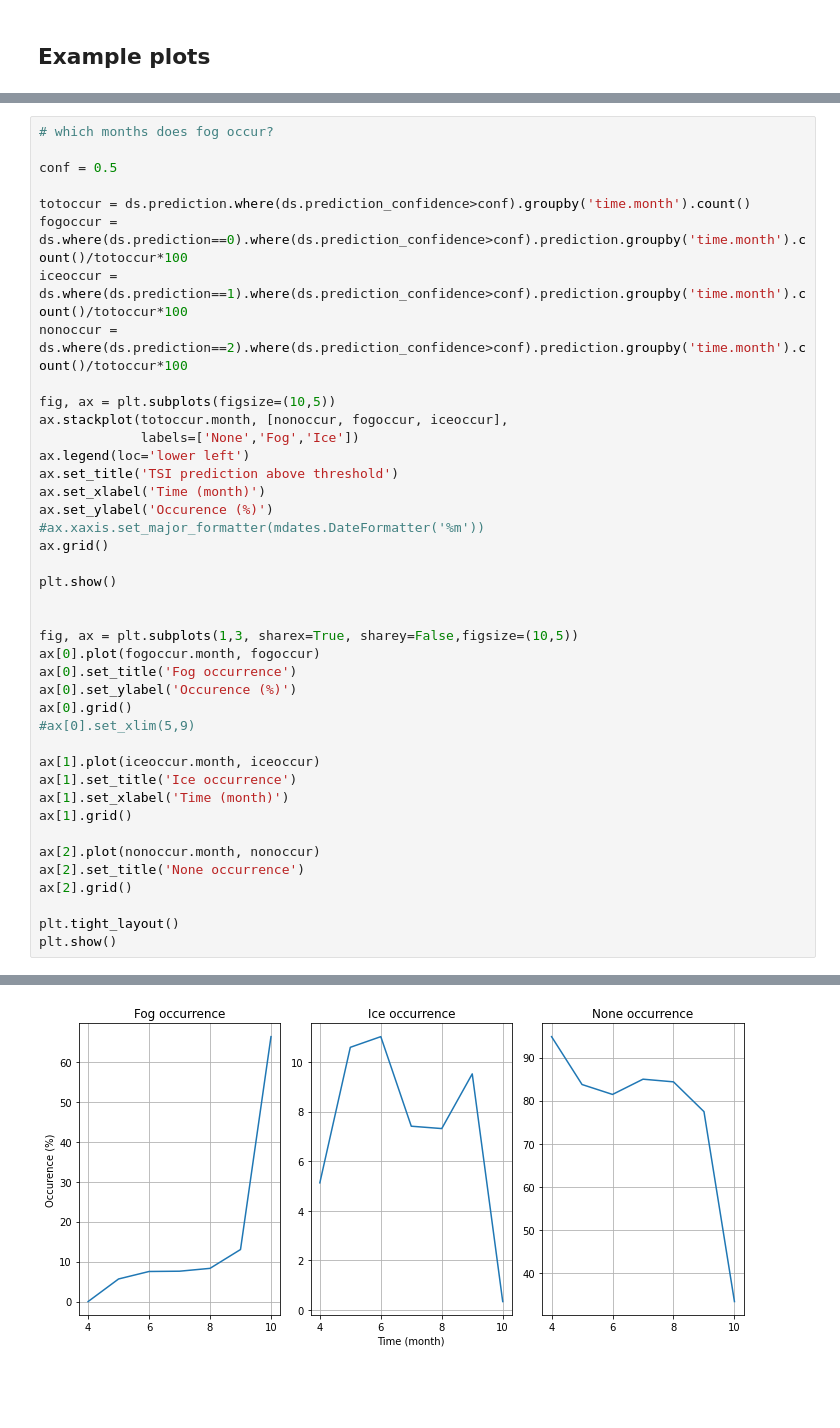
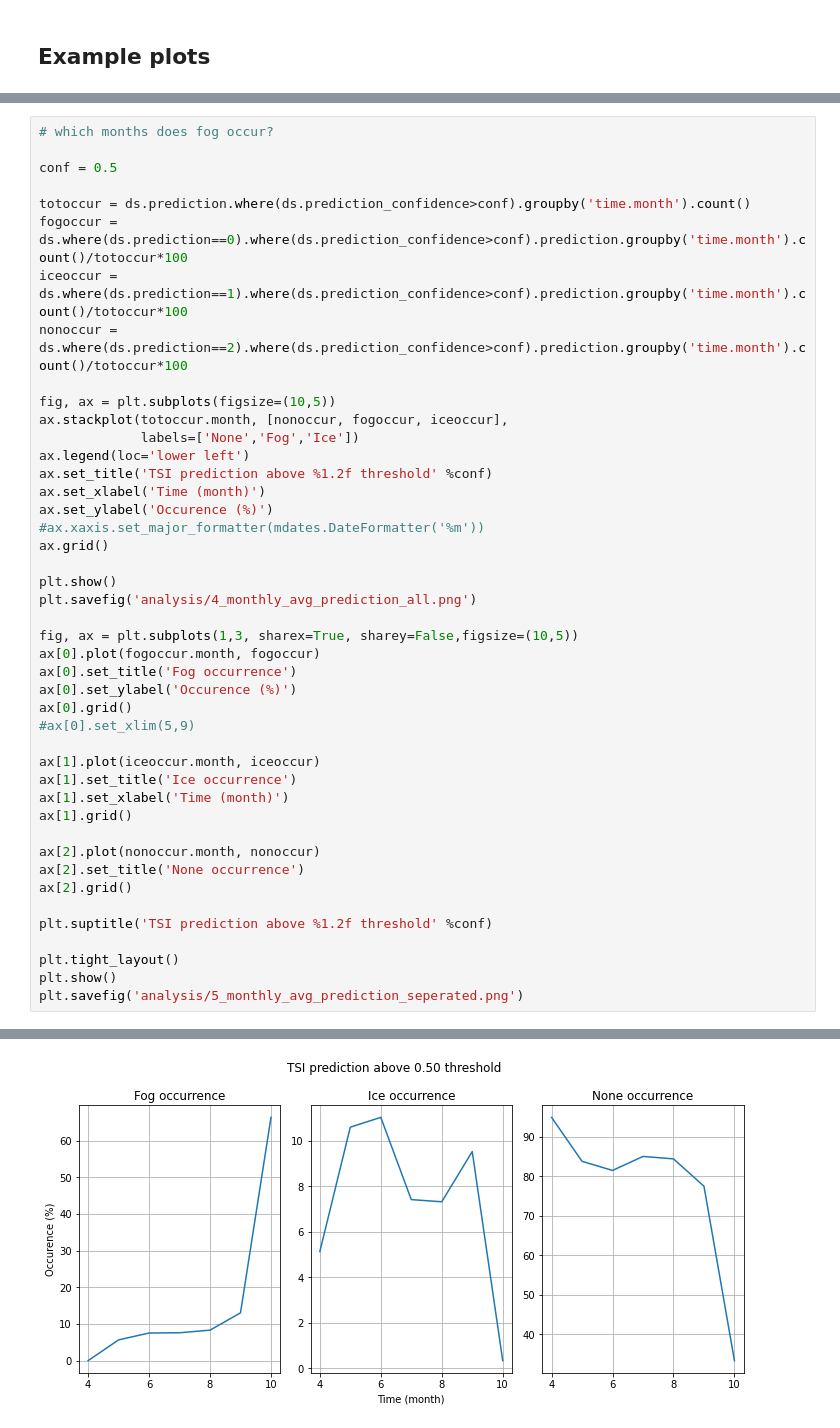
Before and after one commit to torbsorensen/TSI_classifier, a Jupyter notebook: CSV_to_xarray_and_plot.ipynb, the cells around one changed output, grey strips where cells are left out. Cells and saved outputs as stored; diff of their text form; blank space fills up the shorter version.

Commit message:
added analysis

```diff
--- a/CSV_to_xarray_and_plot.ipynb
+++ b/CSV_to_xarray_and_plot.ipynb
@@ -170,14 +176,14 @@ fig, ax = plt.subplots(figsize=(10,5))
 ax.stackplot(totoccur.month, [nonoccur, fogoccur, iceoccur],
              labels=['None','Fog','Ice'])
 ax.legend(loc='lower left')
-ax.set_title('TSI prediction above threshold')
+ax.set_title('TSI prediction above %1.2f threshold' %conf)
 ax.set_xlabel('Time (month)')
 ax.set_ylabel('Occurence (%)')
 #ax.xaxis.set_major_formatter(mdates.DateFormatter('%m'))
 ax.grid()
 
 plt.show()
-
+plt.savefig('analysis/4_monthly_avg_prediction_all.png')
 
 fig, ax = plt.subplots(1,3, sharex=True, sharey=False,figsize=(10,5))
 ax[0].plot(fogoccur.month, fogoccur)
@@ -195,6 +201,9 @@ ax[2].plot(nonoccur.month, nonoccur)
 ax[2].set_title('None occurrence')
 ax[2].grid()
 
+plt.suptitle('TSI prediction above %1.2f threshold' %conf)
+
 plt.tight_layout()
 plt.show()
+plt.savefig('analysis/5_monthly_avg_prediction_seperated.png')
 # %% [output]
@@ -202 +212 @@ plt.show()
-[figure, old version]
+[figure, new version]
```
Also changed, not shown: parts of 12 cells of this notebook, 6 other files.
